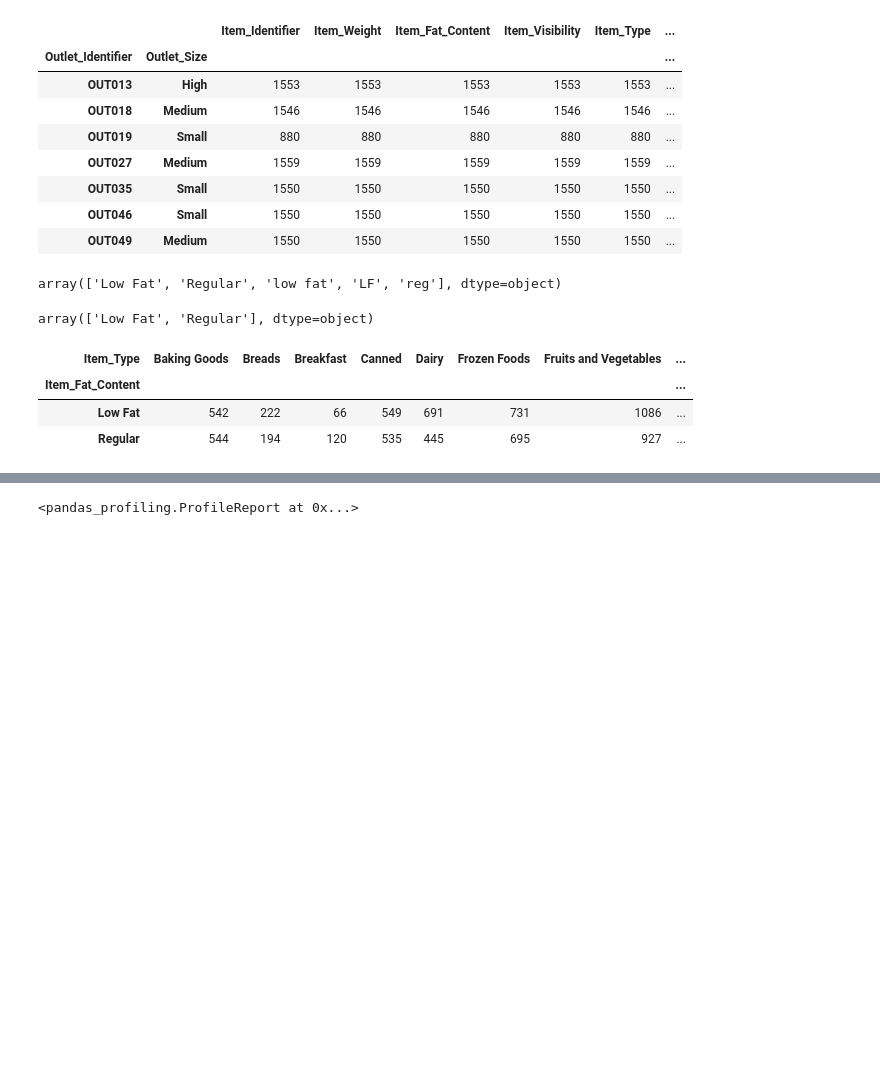
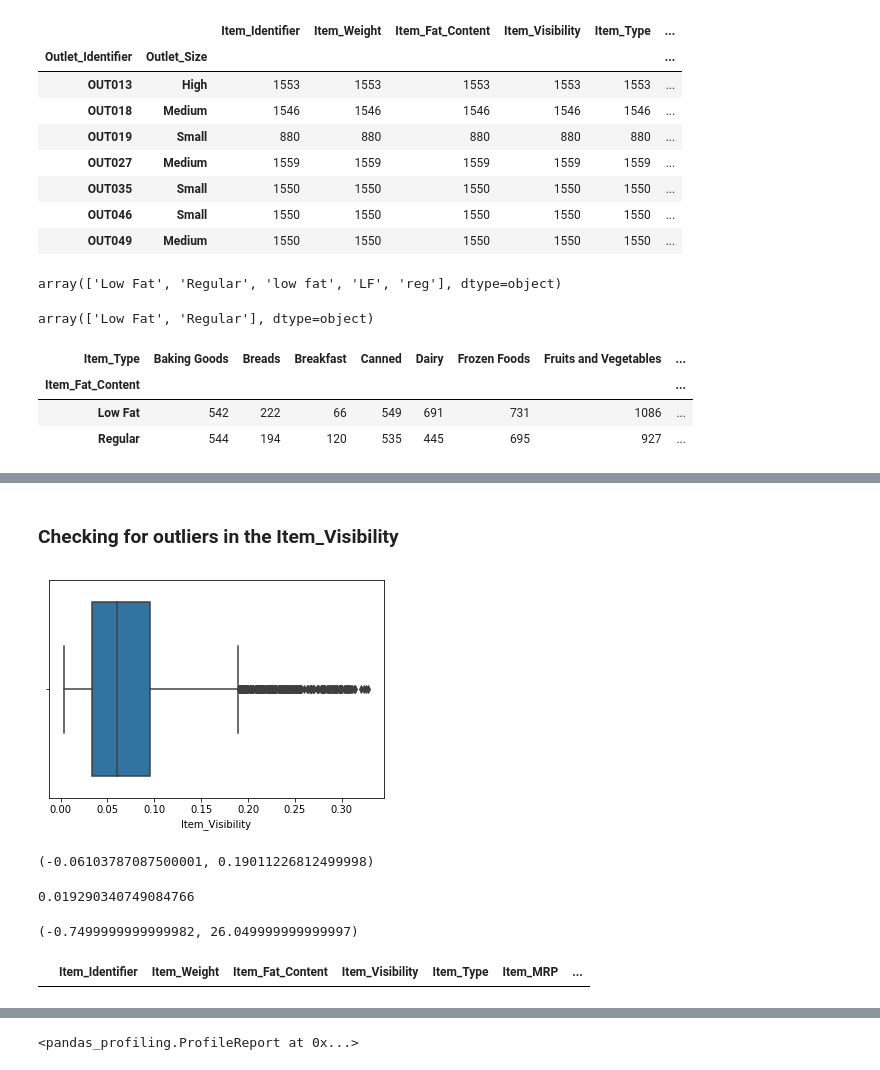
Before and after one commit to Ventsislav-Yordanov/Bigmart-Sales-Predictions, a Jupyter notebook: Bigmart Sales Predictions.ipynb, the cells around one changed output, grey strips where cells are left out. Saved outputs shown, nothing was run; the diff lists cells and outputs as text; code cells hidden in the pictures; blank space fills up the shorter version.

```diff
--- a/Bigmart Sales Predictions.ipynb
+++ b/Bigmart Sales Predictions.ipynb
@@ -540,0 +563,7 @@ result
+# %% [markdown]
+### Checking for outliers in the Item_Visibility
+# %%
+sns.boxplot(data.Item_Visibility)
+plt.show()
+# %% [output]
+[figure, added]
@@ -540,0 +575,21 @@ result
+# %%
+lower_bound, upper_bound
+# %% [output]
+(-0.06103787087500001, 0.19011226812499998)
+# %%
+len(data[data["Item_Visibility"] > upper_bound]) / len(data)
+# TODO: Do we need to remove the 2% outliers here?
+# %% [output]
+0.019290340749084766
+# %%
+q1, q3 = np.percentile(data.Item_Weight, [25, 75])
+iqr = q3 - q1
+lower_bound = q1 - (1.5 * iqr)
+upper_bound = q3 + (1.5 * iqr)
+lower_bound, upper_bound
+# %% [output]
+(-0.7499999999999982, 26.049999999999997)
+# %%
+data[data.Item_Weight < lower_bound]
+# %% [output]
+|  | Item_Identifier | Item_Weight | Item_Fat_Content | Item_Visibility | Item_Type | Item_MRP | ... |
```
Also changed, not shown: parts of 9 cells of this notebook.
